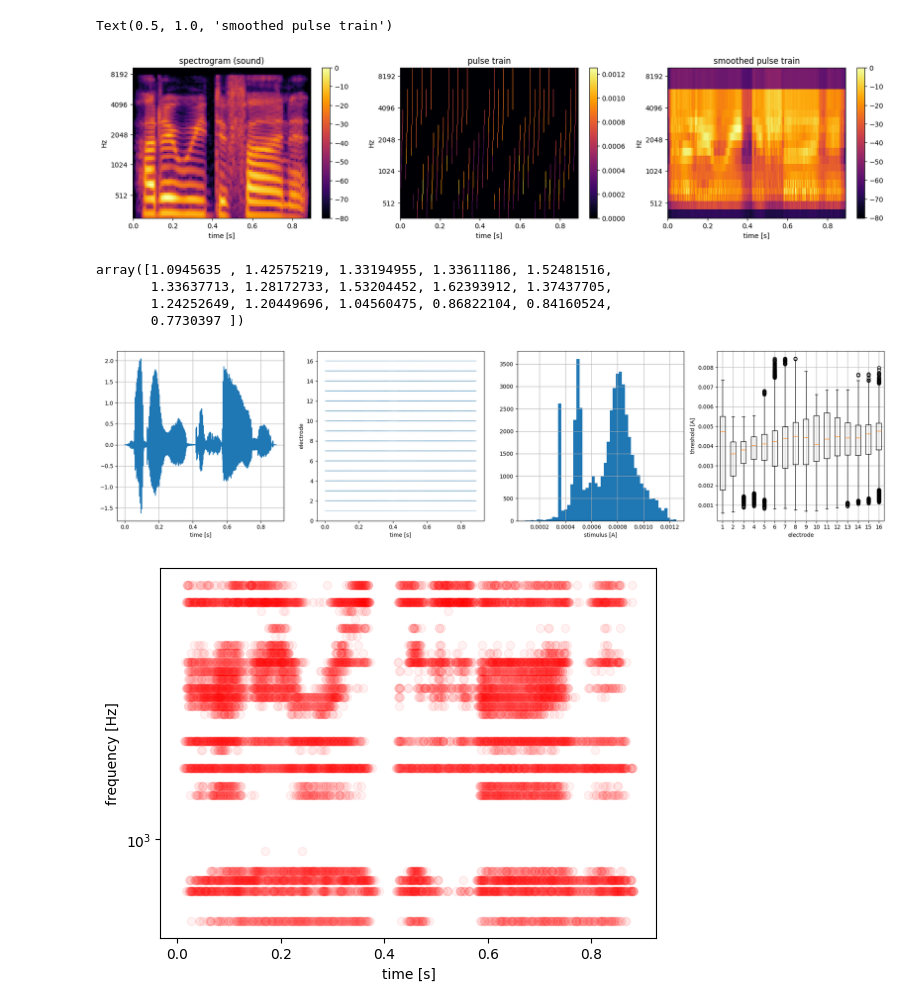
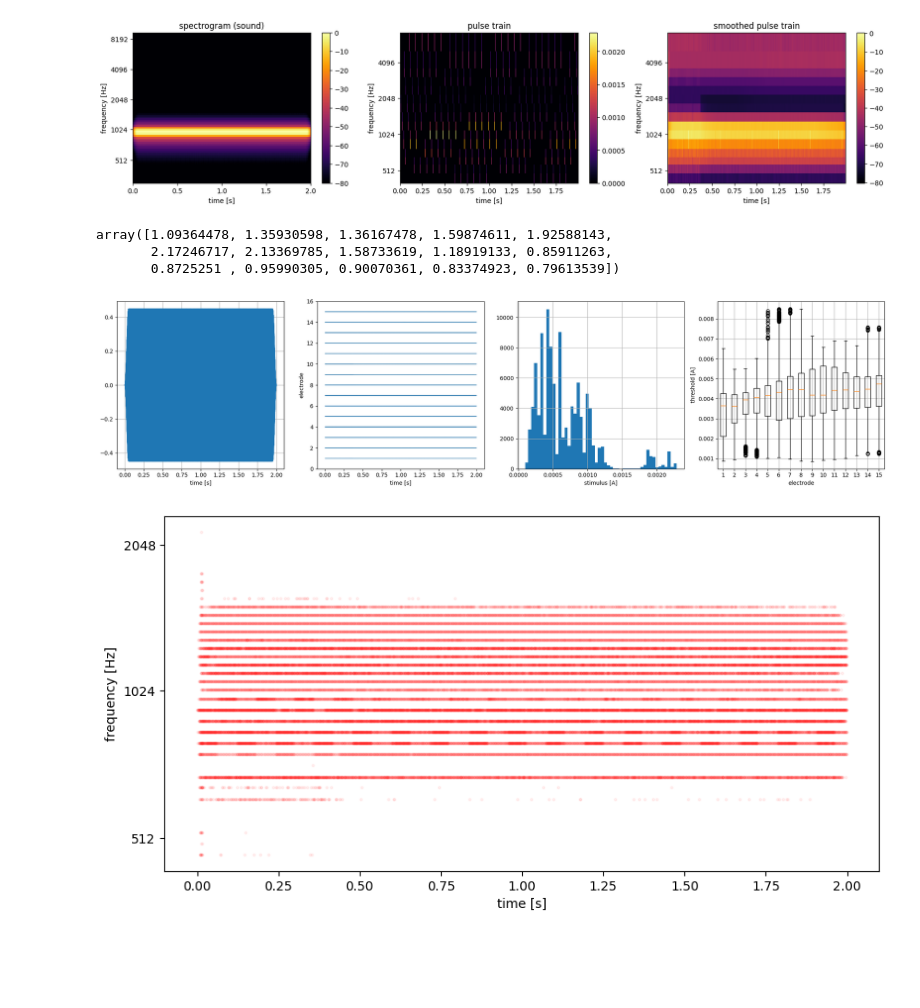
Before and after one commit to jacobdenobel/abt, a Jupyter notebook: notebooks/test.ipynb, the cells around one changed output. Saved outputs shown, nothing was run; the diff lists cells and outputs as text; code cells hidden in the pictures; blank space fills up the shorter version.

```diff
--- a/notebooks/test.ipynb
+++ b/notebooks/test.ipynb
@@ -136,17 +150,19 @@ MIN_FREQ = 150
 MAX_FREQ = 9350
 
 FS = 17400
-NAME = "defineit"
+NAME = "tone_1kHz"
 N_MELS = 80
 N_FFT = 512
 N_HOP = N_FFT // 4
 CS = False
+
+ELECTRODE_FREQ_EDGES = [340, 476, 612, 680, 816, 952, 1088, 1292, 1564, 1836, 2176, 2584, 3060, 3604, 4284, 8024]
+ELECTRODE_FREQ_CENTERS = ELECTRODE_FREQ_EDGES[:-1] + (np.diff(ELECTRODE_FREQ_EDGES) / 2)
+
+
 MEL_SCALE = librosa.filters.mel_frequencies(N_MELS, fmin=MIN_FREQ, fmax=MAX_FREQ)
 
-MAT = MatlabData.read("x.mat", scaling_factor=.8)
-
-# selected_fibers = np.array([find_nearest_idx(MAT.greenwood_f, val) for val in MEL_SCALE])
-selected_fibers = np.linspace(1, 3200 - 1, N_MELS).astype(int)
+MAT = MatlabData.read("Fidelity120 HC3A MS All Morphologies 18us CF.mat", scaling_factor=.8)
 
 IDET = MAT.i_det if not CS else MAT.I_det
 
@@ -154,7 +170,7 @@ pulse_train, audio_signal = abt.wav_to_electrodogram(
     abt.sounds[NAME],
     current_steering=CS,
     charge_balanced=False,
-    virtual_channels=CS,
+    virtual_channels=True,
     apply_audiomixer=False,
     ramp_type = 'cs',
     M=MAT.M * 1000,
@@ -183,7 +255,6 @@ print(stimulus, duration)
 # %%
 pdata = np.abs(pulse_train)
-pdata = apply_filter(pdata, window_size=256, resample_to=pdata.shape[1], scale=True)
-edges = [340, 476, 612, 680, 816, 952, 1088, 1292, 1564, 1836, 2176, 2584, 3060, 3604, 4284, 8024]
+pdata = apply_filter(pdata, window_size=128, resample_to=pdata.shape[1], scale=True)
 
 f, (ax1, ax2, ax3) = plt.subplots(1, 3, figsize=(20, 4))
 
@@ -195,7 +266,7 @@ ax1.set_title("spectrogram (sound)")
 
 plot_heatmap(
     np.arange(pulse_train.shape[1]) * MAT.pw,
-    edges,
+    ELECTRODE_FREQ_CENTERS,
     np.abs(pulse_train),
     ax=ax2,
     fig=f
@@ -204,15 +275,14 @@ plot_heatmap(
 ax2.set_title("pulse train")
 plot_heatmap(
     np.arange(pulse_train.shape[1]) * MAT.pw,
-    edges,
+    ELECTRODE_FREQ_CENTERS,
     pdata,
     ax=ax3,
     fig=f
 )
-ax3.set_title("smoothed pulse train")
+ax3.set_title("smoothed pulse train");
 # %% [output]
-Text(0.5, 1.0, 'smoothed pulse train')
-[figure, old version]
+[figure, new version]
 # %%
 f, (ax1, ax2, ax3, ax4) = plt.subplots(1, 4,  figsize=(20, 5))
 
@@ -221,14 +291,14 @@ ax1.plot(t_audio, audio_signal)
 ax1.set_xlabel("time [s]")
 ax1.grid()
 
-e, t = np.where((pulse_train) < 0)
+e, t = np.where((pulse_train) > 0)
 ax2.scatter(t * MAT.pw, e + 1, s=np.abs(pulse_train[e, t]))
 ax2.set_ylim(1, pulse_train.shape[0])
 ax2.set_xlabel("time [s]")
 ax2.set_ylabel("electrode")
 ax2.set_ylim(0, pulse_train.shape[0] + 1)
 
-ax3.hist(np.abs(pulse_train[pulse_train < 0]), bins=50)
+ax3.hist(np.abs(pulse_train[pulse_train > 0]), bins=50)
 ax3.set_xlabel("stimulus [A]")
 ax3.grid()
 
@@ -238,13 +308,12 @@ ax4.set_xlabel("electrode")
 ax4.grid()
 
 plt.tight_layout()
-np.abs(pulse_train.min(axis=1)) / IDET.min(axis=0)
+np.abs(pulse_train.max(axis=1)) / IDET.min(axis=0)
 # %% [output]
-array([1.0945635 , 1.42575219, 1.33194955, 1.33611186, 1.52481516,
-       1.33637713, 1.28172733, 1.53204452, 1.62393912, 1.37437705,
-       1.24252649, 1.20449696, 1.04560475, 0.86822104, 0.84160524,
-       0.7730397 ])
+array([1.09364478, 1.35930598, 1.36167478, 1.59874611, 1.92588143,
+       2.17246717, 2.13369785, 1.58733619, 1.18919133, 0.85911263,
+       0.8725251 , 0.95990305, 0.90070361, 0.83374923, 0.79613539])
-[figure, old version]
+[figure, new version]
 # %%
 stimulus = phast.PulseTrain(pulse_train, time_step=MAT.pw)
 
@@ -255,40 +324,39 @@ decay = phast.LeakyIntegratorDecay(
     adaptation_rate=19.996
 )
 
 fibers = []
 for fiber_idx in selected_fibers:
     fibers.append(
         phast.Fiber(
             i_det=IDET[fiber_idx],
             spatial_constant=MAT.spatial_factor(fiber_idx, IDET),
             sigma=MAT.sigma(fiber_idx, IDET),
             fiber_id=fiber_idx,
             n_max=stimulus.n_pulses,
             decay=decay,
             store_stats=False,
         )
     )
 
 
-fiber_stats = phast.phast(fibers, stimulus, generate_trials = 10, evaluate_in_parallel=True)
+fiber_stats = phast.phast(fibers, stimulus, generate_trials = 10, evaluate_in_parallel=False)
 
 duration = stimulus.time_step * stimulus.t_max
 binsize = 1e-6
 
 neurogram = create_neurogram(fiber_stats, selected_fibers, binsize, duration)
 del fiber_stats
 import gc;gc.collect()
 
+plt.figure(figsize=(10, 5))
 for y in range(len(selected_fibers)):
     x = np.where(neurogram[y, :])[0]
-    y = MAT.greenwood_f[selected_fibers[y]]
-    plt.scatter(x * binsize, y * np.ones(len(x)), color="red", alpha=.05)
+    y = selected_fibers_freq[y]
+    plt.scatter(x * binsize, y * np.ones(len(x)), color="red", alpha=.05, s=3)
 
-plt.ylabel("frequency [Hz]")
-plt.xlabel("time [s]")
-plt.yscale("symlog")
+time_vs_freq()
 # %% [output]
-[figure, old version]
+[figure, new version]
 # %%
 # plt.hist(neurogram.ravel(), bins=100);
 f, (ax1, ax2) = plt.subplots(1, 2, figsize=(15, 4))
```
Also changed, not shown: parts of 7 cells of this notebook, 7 other files.
